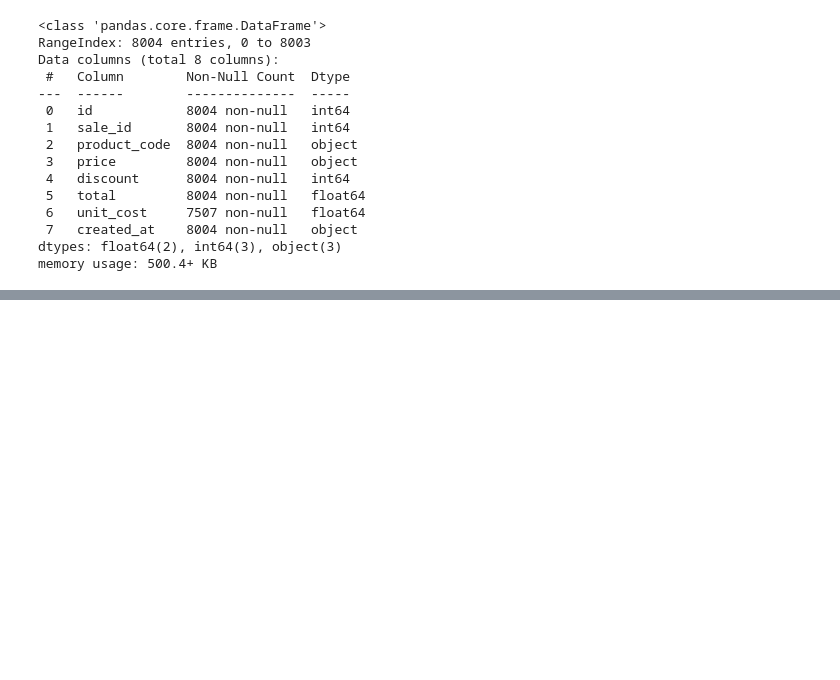
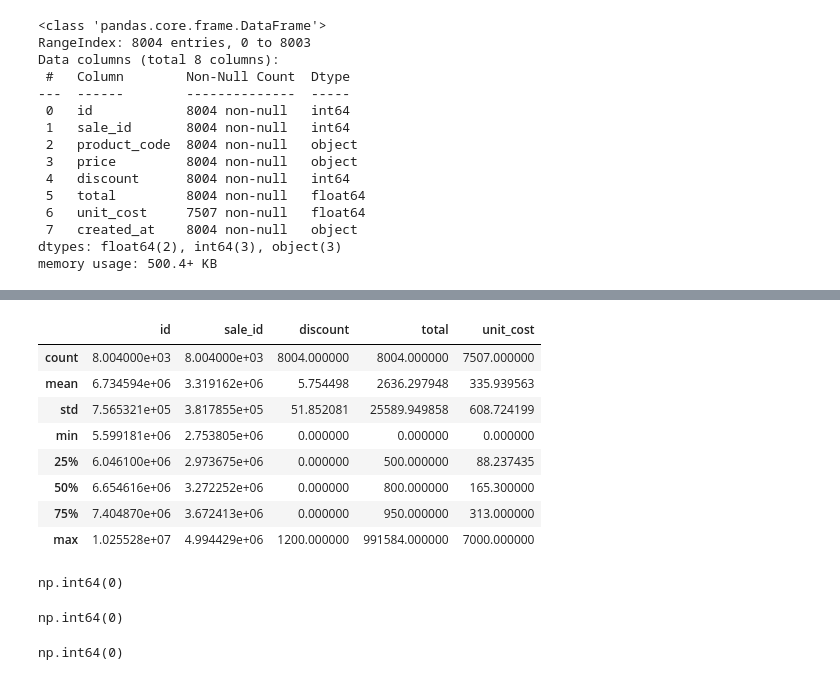
Before and after one commit to Ted-star7/Data-Skill-Set, a Jupyter notebook: Skillset.ipynb, the cells around one changed output, grey strips where cells are left out. Cells and saved outputs as stored; diff of their text form; code cells hidden in the pictures; blank space fills up the shorter version.

```diff
--- a/Skillset.ipynb
+++ b/Skillset.ipynb
@@ -129,0 +193,24 @@ memory usage: 500.4+ KB
+# %%
+sale_items.describe()
+# %% [output]
+|  | id | sale_id | discount | total | unit_cost |
+| count | 8.004000e+03 | 8.004000e+03 | 8004.000000 | 8004.000000 | 7507.000000 |
+| mean | 6.734594e+06 | 3.319162e+06 | 5.754498 | 2636.297948 | 335.939563 |
+| std | 7.565321e+05 | 3.817855e+05 | 51.852081 | 25589.949858 | 608.724199 |
+| min | 5.599181e+06 | 2.753805e+06 | 0.000000 | 0.000000 | 0.000000 |
+| 25% | 6.046100e+06 | 2.973675e+06 | 0.000000 | 500.000000 | 88.237435 |
+| 50% | 6.654616e+06 | 3.272252e+06 | 0.000000 | 800.000000 | 165.300000 |
+| 75% | 7.404870e+06 | 3.672413e+06 | 0.000000 | 950.000000 | 313.000000 |
+| max | 1.025528e+07 | 4.994429e+06 | 1200.000000 | 991584.000000 | 7000.000000 |
+# %%
+products.duplicated().sum()
+# %% [output]
+np.int64(0)
+# %%
+sales.duplicated().sum()
+# %% [output]
+np.int64(0)
+# %%
+sale_items.duplicated().sum()
+# %% [output]
+np.int64(0)
```
Also changed, not shown: parts of 6 cells of this notebook.
